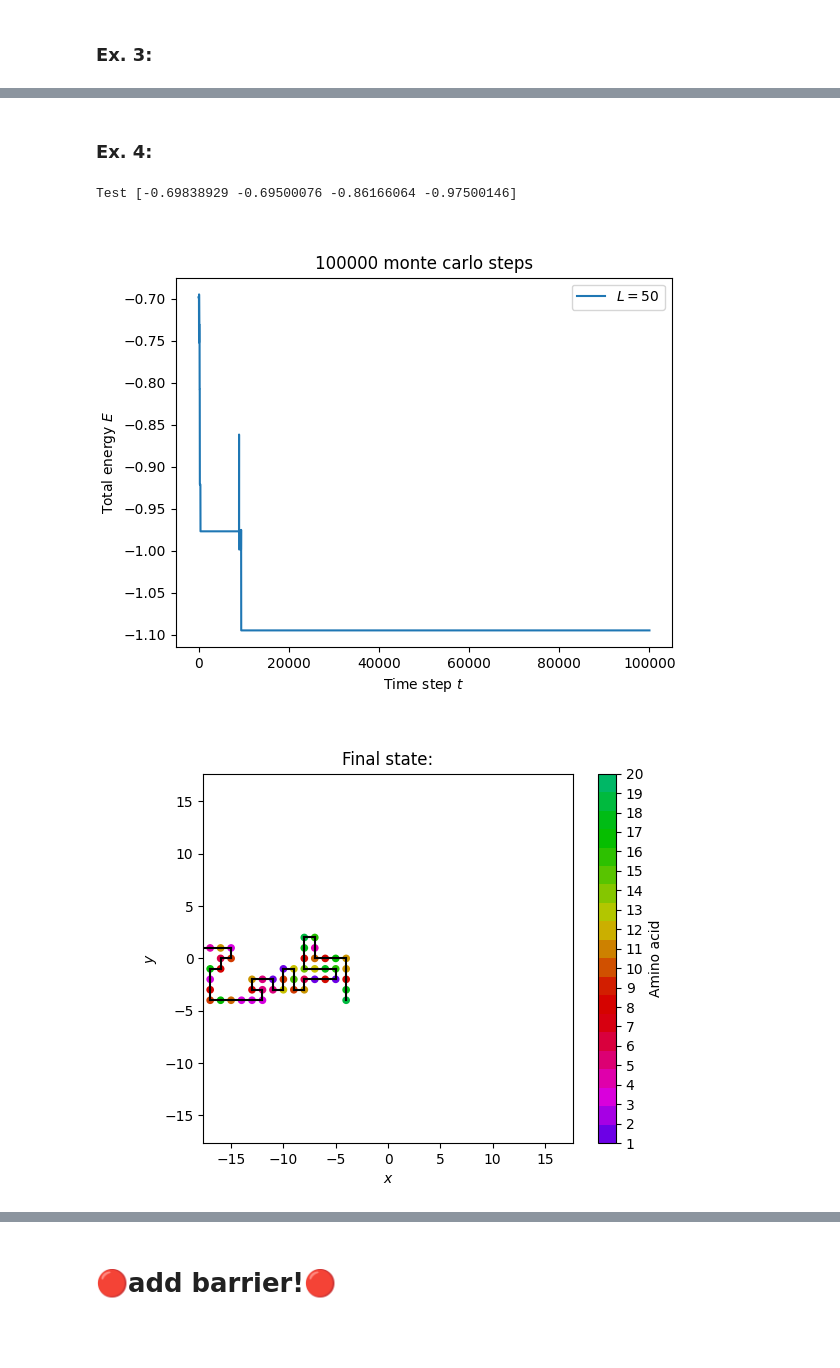
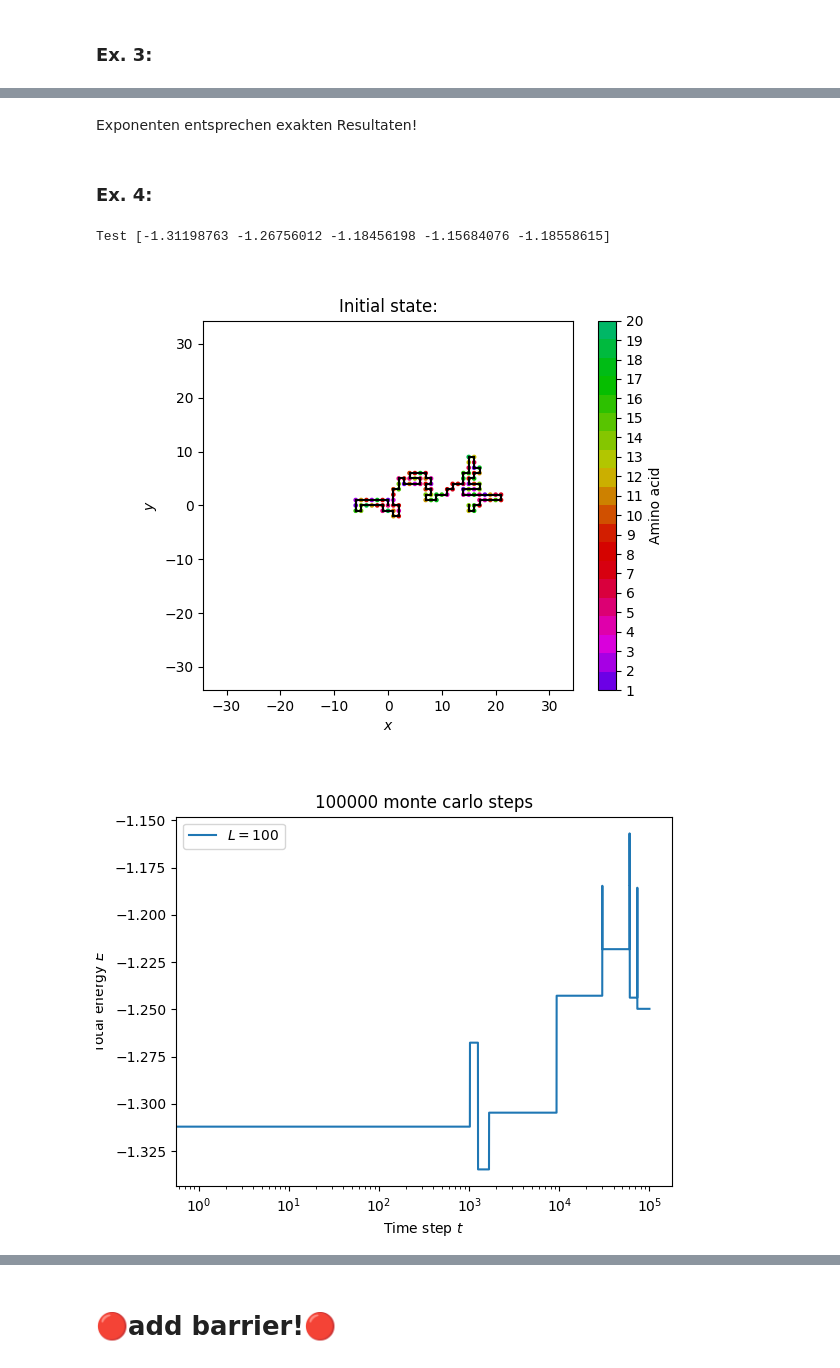
Before and after one commit to Konemu/ProteinAnnealing, a Jupyter notebook: nb.ipynb, the cells around one changed output, grey strips where cells are left out. Cells and saved outputs as stored; diff of their text form; code cells hidden in the pictures; blank space fills up the shorter version.

```diff
--- a/nb.ipynb
+++ b/nb.ipynb
@@ -26,7 +26,7 @@ import annealing
 ### Constants:
 # %%
 # consts
-LEN_PROTEINS = 50
+LEN_PROTEINS = 100
 
 NUM_AVGS_WALK = 10000
 LEN_WALK = 100
@@ -35,7 +35,7 @@ NUM_AVGS_EVALUES = int(1e6)
 
 NUM_MC_STEPS = int(1e5)
 
-NUM_T_STEPS_ANNEALING = int(1e3)
+NUM_T_STEPS_ANNEALING = int(2e4)
 NUM_STEPS_AT_T_ANNEALING = int(1e2)
 INIT_TEMP_ANNEALING = 10
 FINAL_TEMP_ANNEALING = 1
@@ -83,16 +83,21 @@ fig.savefig(f'figures/ex3.{FMT}', dpi = DPI, format = FMT)
+# %% [markdown]
+Exponenten entsprechen exakten Resultaten!
 # %% [markdown]
 ### Ex. 4:
 # %%
 #anim, fig, ax1, ax2, grids_vecs = energy.animated_monte_carlo(50, 100, 1, 1, 8, "data")
 #vid = anim.to_html5_video()
 #html = display.HTML(vid)
 #display.display(html)
-fig, ax, ergs, grid, coord_vec = energy.evolve_protein_plot_energy(length=LEN_PROTEINS, mc_steps=NUM_MC_STEPS, T=1, path="", a5 = False)
-plt.savefig(f'figures/ex4_erg.{FMT}', dpi = DPI, format = FMT)
+fig, ax, ergs, grid, coord_vec, figPrev, axPrev = energy.evolve_protein_plot_energy(length=LEN_PROTEINS, mc_steps=NUM_MC_STEPS, T=1, path="")
+axPrev.set_title("Initial state:")
+figPrev.savefig(f'figures/ex4_protein_prev.{FMT}', dpi = DPI, format = FMT)
+ax.semilogx()
+fig.savefig(f'figures/ex4_erg.{FMT}', dpi = DPI, format = FMT)
 fig2, ax2 = randomwalk.plot_protein(coord_vec=coord_vec, dim=LEN_PROTEINS/3, path="")
 ax2.set_title("Final state:")
-plt.savefig(f'figures/ex4_protein.{FMT}', dpi = DPI, format = FMT)
+fig2.savefig(f'figures/ex4_protein.{FMT}', dpi = DPI, format = FMT)
 # %% [output]
-Test [-0.69838929 -0.69500076 -0.86166064 -0.97500146]
+Test [-1.31198763 -1.26756012 -1.18456198 -1.15684076 -1.18558615]
-[figure, old version]
+[figure, new version]
-[figure, old version]
+[figure, new version]
```
Also changed, not shown: parts of 4 cells of this notebook, 13 other files.
